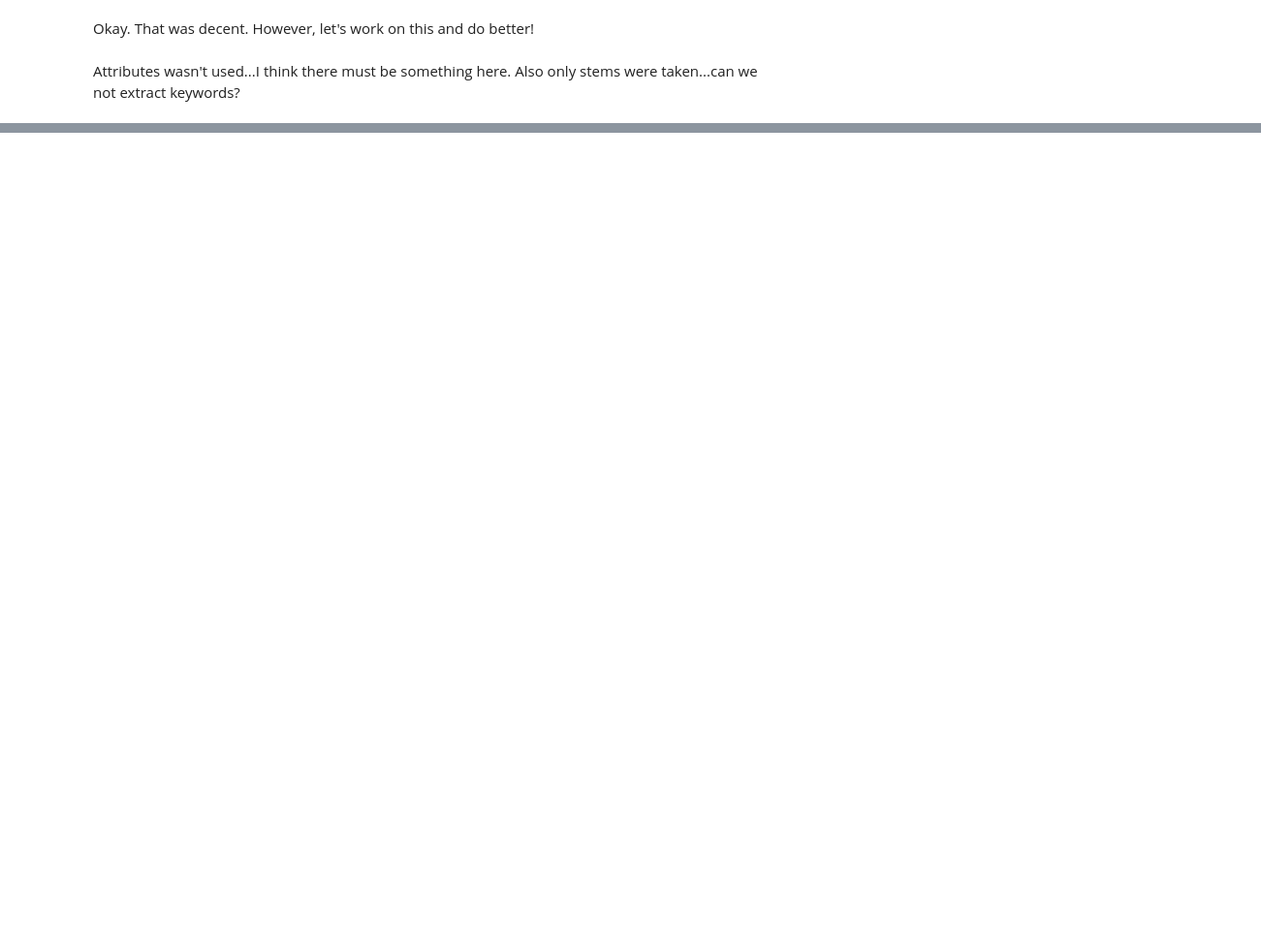
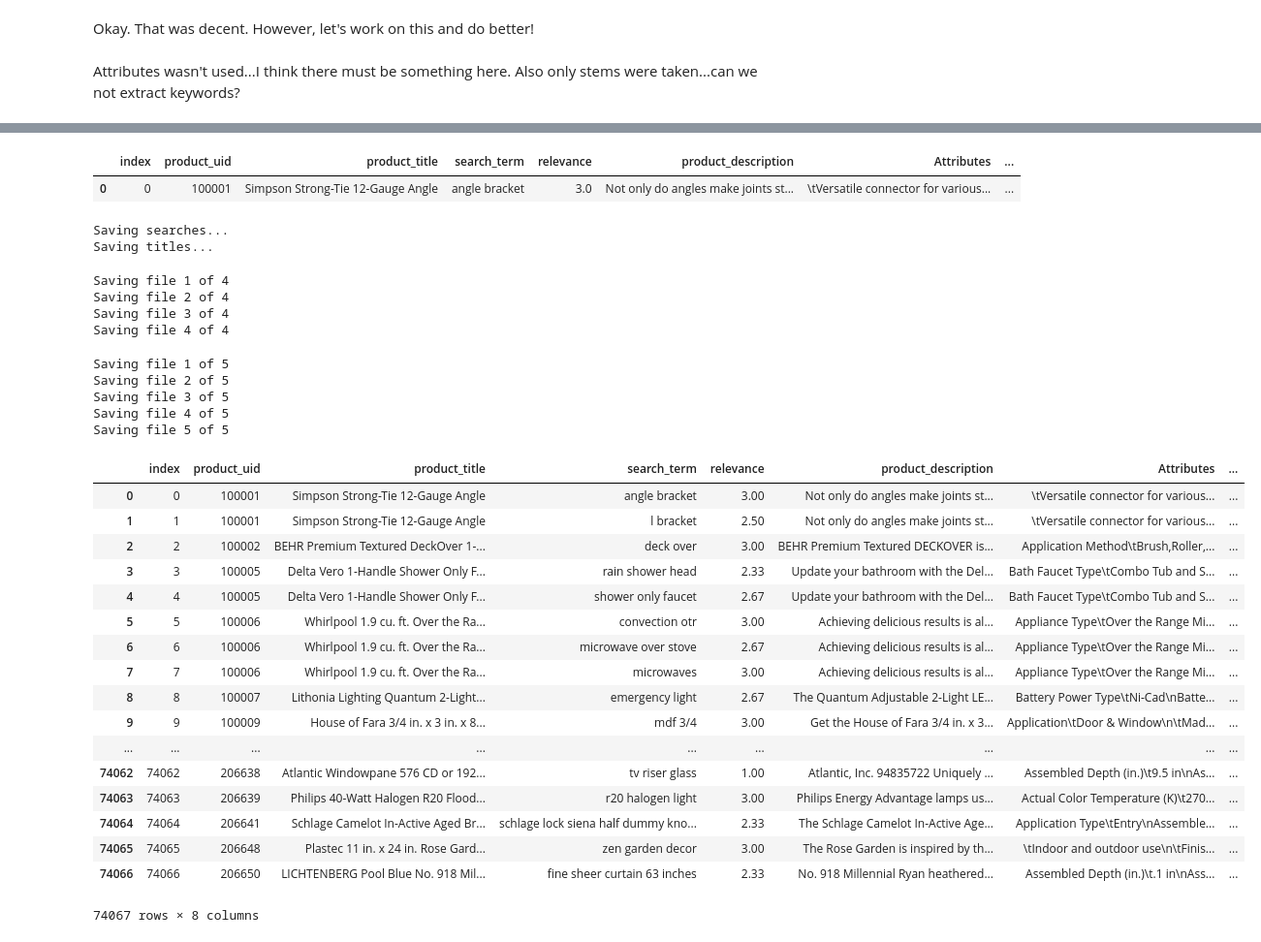
Before and after one commit to andmck1/home-depot, a Jupyter notebook: scrap/scrapbook.ipynb, the cells around one changed output, grey strips where cells are left out. Shown at 97% size. Cells and saved outputs as stored; diff of their text form; code cells hidden in the pictures; blank space fills up the shorter version.

```diff
--- a/scrap/scrapbook.ipynb
+++ b/scrap/scrapbook.ipynb
@@ -157,0 +161,5 @@ product_title_nlp = df_train.loc[:, 'product_title'].map(nlp_tag)
+# %%
+df_train.head(1)
+# %% [output]
+|  | index | product_uid | product_title | search_term | relevance | product_description | Attributes | ... |
+| 0 | 0 | 100001 | Simpson Strong-Tie 12-Gauge Angle | angle bracket | 3.0 | Not only do angles make joints st... | \tVersatile connector for various... | ... |
@@ -158 +168,44 @@ product_title_nlp = df_train.loc[:, 'product_title'].map(nlp_tag)
+# %%
+# I'm Pickle Riiiick!
+print('Saving searches...')
+searches_nlp = df_train.iloc[:, [cols.index('index'),cols.index('search_term')]]
+searches_nlp['search_term'] = searches_nlp['search_term'].apply(nlp_tag)
+searches_nlp.to_pickle(data_path+'search_term.pickle')
+del searches_nlp
+
+print('Saving titles...')
+product_title_nlp = df_train.iloc[:, [cols.index('index'),cols.index('product_title')]]
+product_title_nlp['product_title'] = product_title_nlp['product_title'].apply(nlp_tag)
+product_title_nlp.to_pickle(data_path+'product_title.pickle')
+del product_title_nlp
+# %% [output]
+Saving searches...
+Saving titles...
+# %%
+sp = 4
+for i in range(1,sp+1):
+    print("Saving file {} of {}".format(i,sp))
+    product_desc_nlp = df_train.iloc[int((i-1)*len(df_train)/sp):int(i*len(df_train)/sp), [cols.index('index'),cols.index('product_description')]]
+    product_desc_nlp['product_description'] = product_desc_nlp['product_description'].apply(nlp_tag)
+    product_desc_nlp.to_pickle(data_path+'product_description{}.pickle'.format(str(i)))
+    del product_desc_nlp
+# %% [output]
+Saving file 1 of 4
+Saving file 2 of 4
+Saving file 3 of 4
+Saving file 4 of 4
+# %%
+sp = 5
+for i in range(1,sp+1):
+    print("Saving file {} of {}".format(i,sp))
+    attr_nlp = df_train.iloc[int((i-1)*len(df_train)/sp):int(i*len(df_train)/sp), [cols.index('index'),cols.index('Attributes')]]
+    attr_nlp['Attributes'] = attr_nlp['Attributes'].apply(nlp_tag)
+    attr_nlp.to_pickle(data_path+'attribute{}.pickle'.format(str(i)))
+    del attr_nlp
+# %% [output]
+Saving file 1 of 5
+Saving file 2 of 5
+Saving file 3 of 5
+Saving file 4 of 5
+Saving file 5 of 5
 # %%
@@ -163,0 +213,21 @@ product_title_nlp.to_pickle(data_path+'product_title_nlp.pickle')
+# %%
+df_train
+# %% [output]
+|  | index | product_uid | product_title | search_term | relevance | product_description | Attributes | ... |
+| 0 | 0 | 100001 | Simpson Strong-Tie 12-Gauge Angle | angle bracket | 3.00 | Not only do angles make joints st... | \tVersatile connector for various... | ... |
+| 1 | 1 | 100001 | Simpson Strong-Tie 12-Gauge Angle | l bracket | 2.50 | Not only do angles make joints st... | \tVersatile connector for various... | ... |
+| 2 | 2 | 100002 | BEHR Premium Textured DeckOver 1-... | deck over | 3.00 | BEHR Premium Textured DECKOVER is... | Application Method\tBrush,Roller,... | ... |
+| 3 | 3 | 100005 | Delta Vero 1-Handle Shower Only F... | rain shower head | 2.33 | Update your bathroom with the Del... | Bath Faucet Type\tCombo Tub and S... | ... |
+| 4 | 4 | 100005 | Delta Vero 1-Handle Shower Only F... | shower only faucet | 2.67 | Update your bathroom with the Del... | Bath Faucet Type\tCombo Tub and S... | ... |
+| 5 | 5 | 100006 | Whirlpool 1.9 cu. ft. Over the Ra... | convection otr | 3.00 | Achieving delicious results is al... | Appliance Type\tOver the Range Mi... | ... |
+| 6 | 6 | 100006 | Whirlpool 1.9 cu. ft. Over the Ra... | microwave over stove | 2.67 | Achieving delicious results is al... | Appliance Type\tOver the Range Mi... | ... |
+| 7 | 7 | 100006 | Whirlpool 1.9 cu. ft. Over the Ra... | microwaves | 3.00 | Achieving delicious results is al... | Appliance Type\tOver the Range Mi... | ... |
+| 8 | 8 | 100007 | Lithonia Lighting Quantum 2-Light... | emergency light | 2.67 | The Quantum Adjustable 2-Light LE... | Battery Power Type\tNi-Cad\nBatte... | ... |
+| 9 | 9 | 100009 | House of Fara 3/4 in. x 3 in. x 8... | mdf 3/4 | 3.00 | Get the House of Fara 3/4 in. x 3... | Application\tDoor & Window\n\tMad... | ... |
+| ... | ... | ... | ... | ... | ... | ... | ... | ... |
+| 74062 | 74062 | 206638 | Atlantic Windowpane 576 CD or 192... | tv riser glass | 1.00 | Atlantic, Inc. 94835722 Uniquely ... | Assembled Depth (in.)\t9.5 in\nAs... | ... |
+| 74063 | 74063 | 206639 | Philips 40-Watt Halogen R20 Flood... | r20 halogen light | 3.00 | Philips Energy Advantage lamps us... | Actual Color Temperature (K)\t270... | ... |
+| 74064 | 74064 | 206641 | Schlage Camelot In-Active Aged Br... | schlage lock siena half dummy kno... | 2.33 | The Schlage Camelot In-Active Age... | Application Type\tEntry\nAssemble... | ... |
+| 74065 | 74065 | 206648 | Plastec 11 in. x 24 in. Rose Gard... | zen garden decor | 3.00 | The Rose Garden is inspired by th... | \tIndoor and outdoor use\n\tFinis... | ... |
+| 74066 | 74066 | 206650 | LICHTENBERG Pool Blue No. 918 Mil... | fine sheer curtain 63 inches | 2.33 | No. 918 Millennial Ryan heathered... | Assembled Depth (in.)\t.1 in\nAss... | ... |
+74067 rows × 8 columns
```
Also changed, not shown: parts of 14 cells of this notebook, 6 other files.
